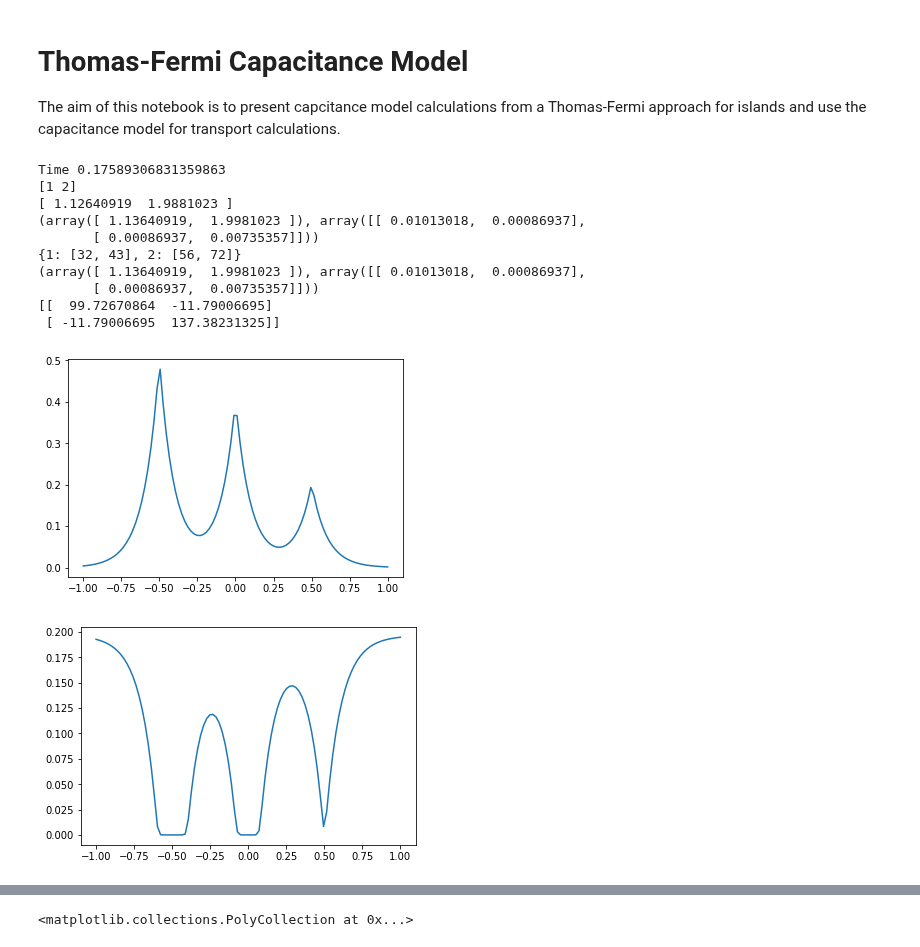
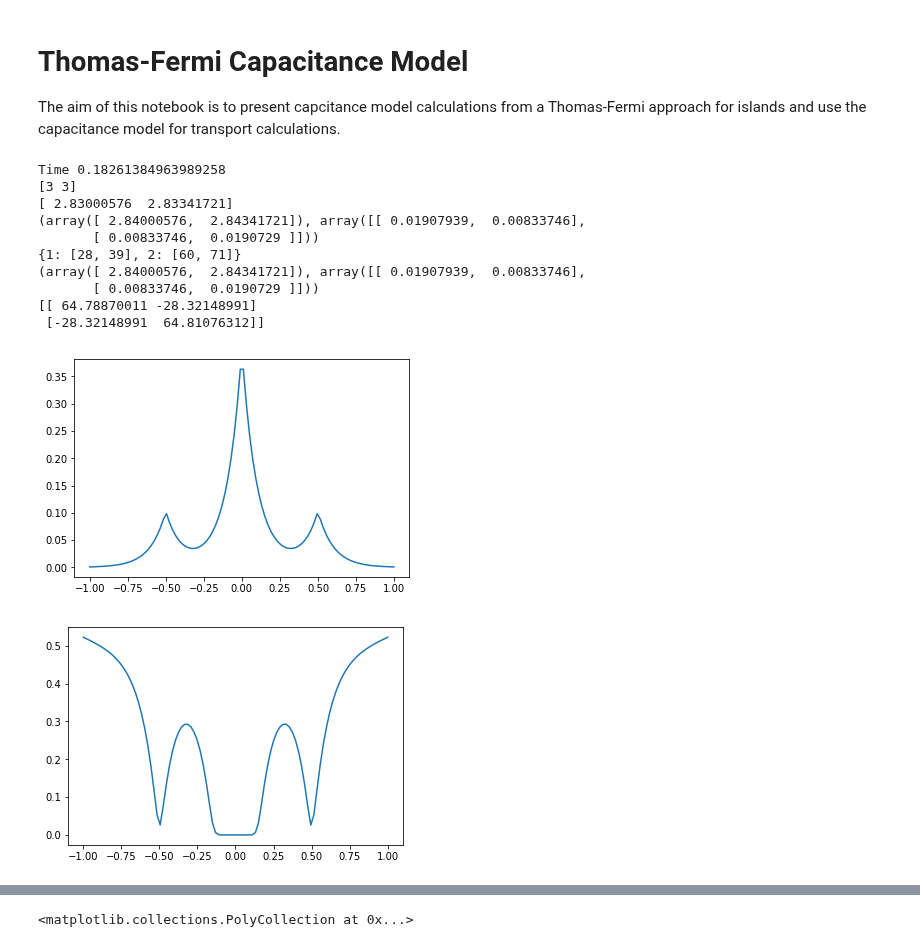
Before and after one commit to Quantumgame/quantum-ml, a Jupyter notebook: test_notebooks/tf_cap_model.ipynb, the cells around one changed output, grey strips where cells are left out. Cells and saved outputs as stored; diff of their text form; code cells hidden in the pictures.

```diff
--- a/test_notebooks/tf_cap_model.ipynb
+++ b/test_notebooks/tf_cap_model.ipynb
@@ -41,7 +41,7 @@ class ThomasFermi():
 
         def f(x):
             np_polylog = np.frompyfunc(mpmath.polylog, 2, 1)
-            output = -1e-2*np_polylog(1,-np.exp(100*x))
+            output = -5e-2*np_polylog(1,-np.exp(100*x))
             # cast from mpc array to numpy array
             return np.array(list(map(lambda x : complex(x),output)))
 
@@ -126,7 +126,7 @@ class ThomasFermi():
         def cap_func(i,j):
             energy = 0.0
             if i == j:
-                energy += c_k*np.sum(n_list[i]*n_list[i])# + np.sum((V - mu)*n_list[i])
+                energy += c_k*np.sum(n_list[i]*n_list[i]) + np.sum((V - mu)*n_list[i])
 
             energy += np.dot(np.dot(n_list[i].T,self.K_mat),n_list[j])
             return energy
@@ -264,56 +264,56 @@ sys.path.append("/Users/sandesh/repos/quantum-ml/nanowire_model/")
 import potential_profile
 
 x = np.linspace(-1,1,100)
-K_0 = 0.005e-1
+K_0 = 0.05e-1
 
 def find_V(x,list_b):
     V = potential_profile.V_x_wire(x,list_b) #+ 100e-3*x**2
     return V
 
 # gate voltages
-V_0 = 500e-3
-V_1 = 200e-3
+V_0 = 100e-3
+V_1 = 100e-3
 def_gates = [[400e-3,0.0,0.5,0.05]]
 list_b = def_gates + [[V_0,-0.5,0.5,0.05],[V_1,0.5,0.5,0.05]]
 V_x = find_V(x,list_b)
 plt.figure(1)
 plt.plot(x,V_x)
 
 mu = 0.2
 
 physics = {'x' : x,
            'K_0' : K_0,
            'V_x' : V_x,
            'mu'  : mu,
            'kT'  : 100e-6
 }
 
 st = time.time()
 tf = ThomasFermi(physics)
 config = tf.calc_stable_charge_config()
 print("Time",time.time()-st)
 
 print(config)
 plt.figure(2)
 plt.plot(x,tf.n)
 print(tf.calc_charges())
 print(tf.cap_model)
 print(tf.islands)
 
 print(tf.cap_model)
 (Z,inverse_cap_matrix) = tf.cap_model
 print(np.linalg.inv(inverse_cap_matrix))
 # %% [output]
-Time 0.17589306831359863
-[1 2]
-[ 1.12640919  1.9881023 ]
-(array([ 1.13640919,  1.9981023 ]), array([[ 0.01013018,  0.00086937],
-       [ 0.00086937,  0.00735357]]))
-{1: [32, 43], 2: [56, 72]}
-(array([ 1.13640919,  1.9981023 ]), array([[ 0.01013018,  0.00086937],
-       [ 0.00086937,  0.00735357]]))
-[[  99.72670864  -11.79006695]
- [ -11.79006695  137.38231325]]
+Time 0.18261384963989258
+[3 3]
+[ 2.83000576  2.83341721]
+(array([ 2.84000576,  2.84341721]), array([[ 0.01907939,  0.00833746],
+       [ 0.00833746,  0.0190729 ]]))
+{1: [28, 39], 2: [60, 71]}
+(array([ 2.84000576,  2.84341721]), array([[ 0.01907939,  0.00833746],
+       [ 0.00833746,  0.0190729 ]]))
+[[ 64.78870011 -28.32148991]
+ [-28.32148991  64.81076312]]
-[figure, old version]
+[figure, new version]
-[figure, old version]
+[figure, new version]
 # %%
```
Also changed, not shown: parts of 2 cells of this notebook, 2 other files.
